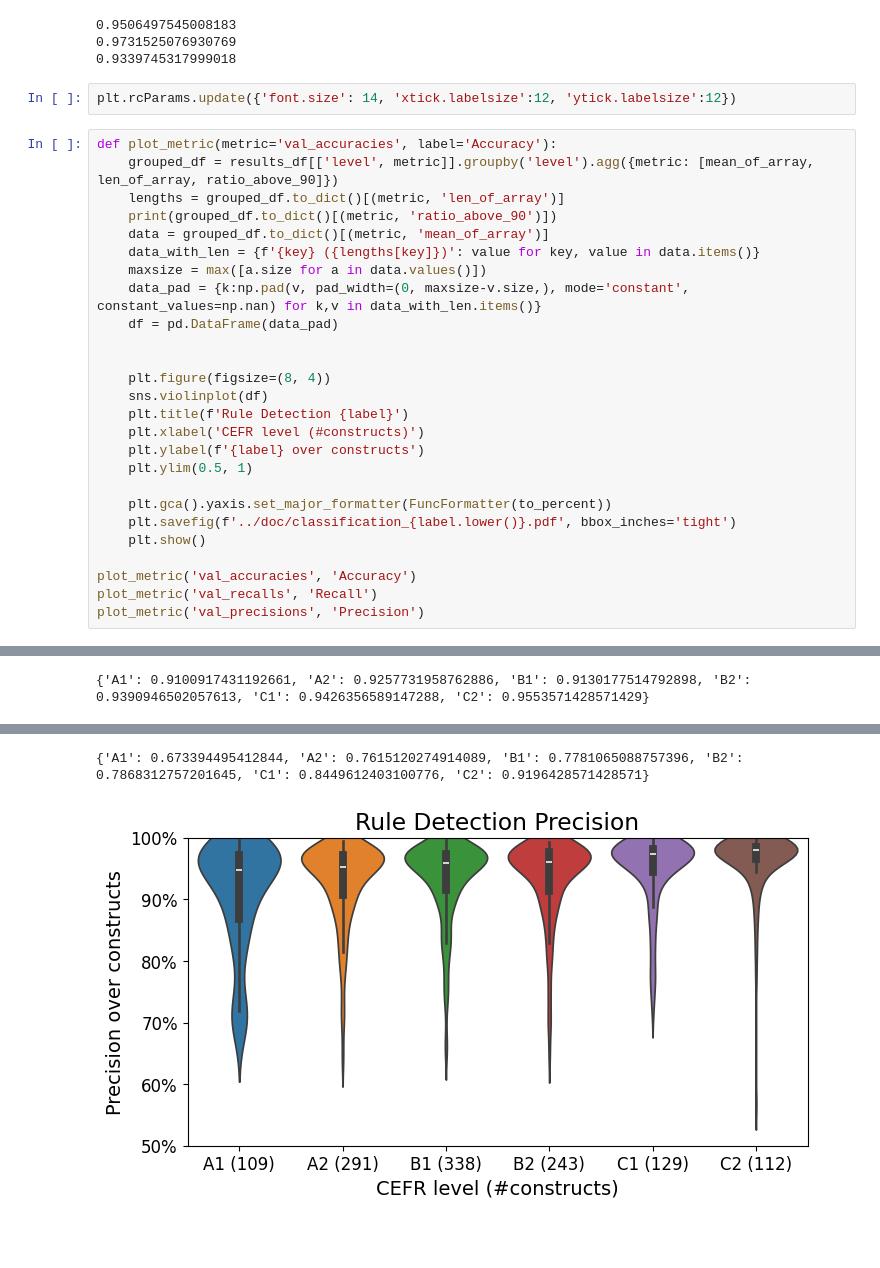
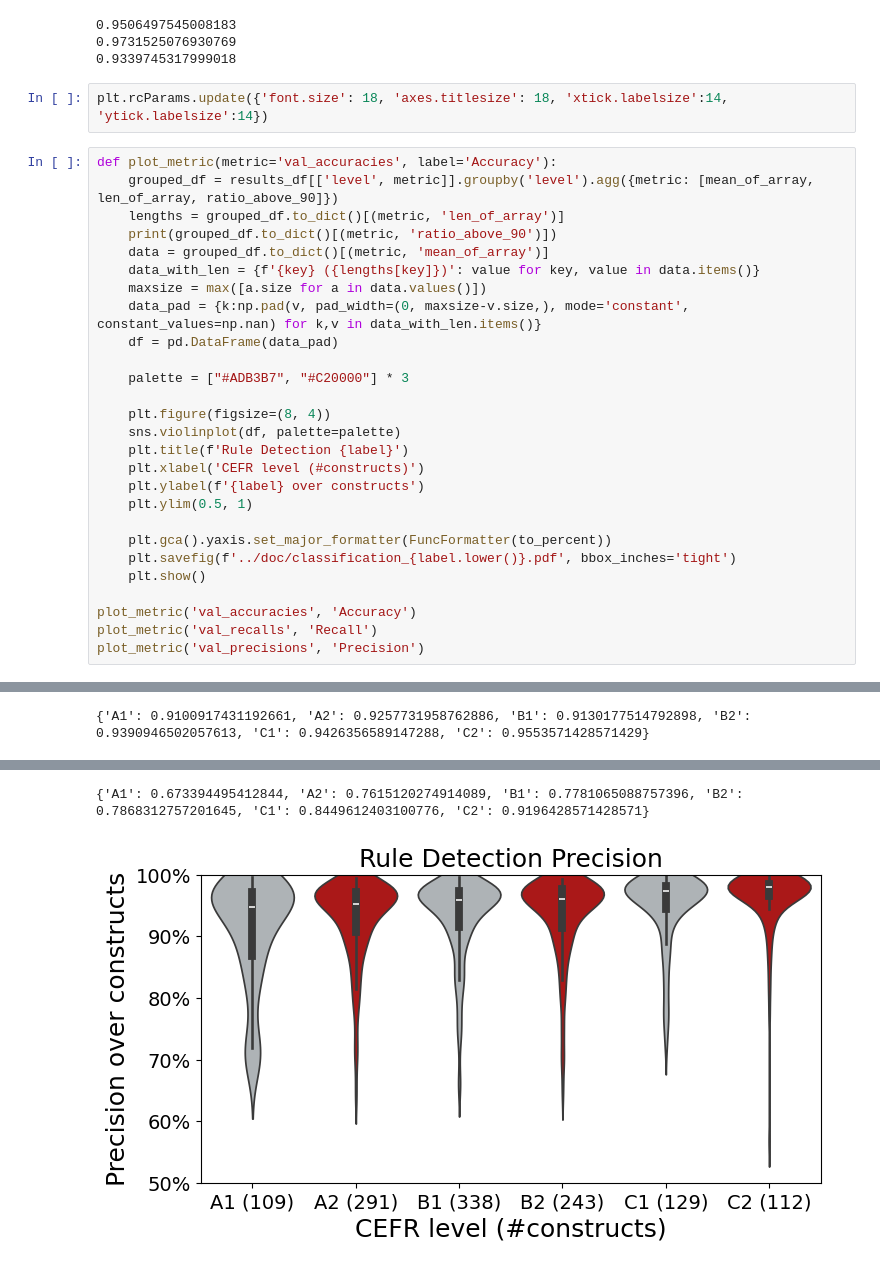
Before and after one commit to dominikglandorf/LLM-grammar, a Jupyter notebook: exp/007_sentence_embeddings.ipynb, the cells around one changed output, grey strips where cells are left out. Drawn from its saved outputs; the diff is of its cells as text; blank space fills up the shorter version.

```diff
--- a/exp/007_sentence_embeddings.ipynb
+++ b/exp/007_sentence_embeddings.ipynb
@@ -400,7 +403,7 @@ print(get_grand_mean('val_precisions'))
 0.9731525076930769
 0.9339745317999018
 # %%
-plt.rcParams.update({'font.size': 14, 'xtick.labelsize':12, 'ytick.labelsize':12})
+plt.rcParams.update({'font.size': 18, 'axes.titlesize': 18, 'xtick.labelsize':14, 'ytick.labelsize':14})
 # %%
 def plot_metric(metric='val_accuracies', label='Accuracy'):
     grouped_df = results_df[['level', metric]].groupby('level').agg({metric: [mean_of_array, len_of_array, ratio_above_90]})
@@ -412,9 +415,10 @@ def plot_metric(metric='val_accuracies', label='Accuracy'):
     data_pad = {k:np.pad(v, pad_width=(0, maxsize-v.size,), mode='constant', constant_values=np.nan) for k,v in data_with_len.items()}
     df = pd.DataFrame(data_pad)
 
+    palette = ["#ADB3B7", "#C20000"] * 3
 
     plt.figure(figsize=(8, 4))
-    sns.violinplot(df)
+    sns.violinplot(df, palette=palette)
     plt.title(f'Rule Detection {label}')
     plt.xlabel('CEFR level (#constructs)')
     plt.ylabel(f'{label} over constructs')
@@ -435,2 +439,2 @@ plot_metric('val_precisions', 'Precision')
 {'A1': 0.673394495412844, 'A2': 0.7615120274914089, 'B1': 0.7781065088757396, 'B2': 0.7868312757201645, 'C1': 0.8449612403100776, 'C2': 0.9196428571428571}
-[figure, old version]
+[figure, new version]
```
Also changed, not shown: parts of 2 cells of this notebook, 10 other files.
